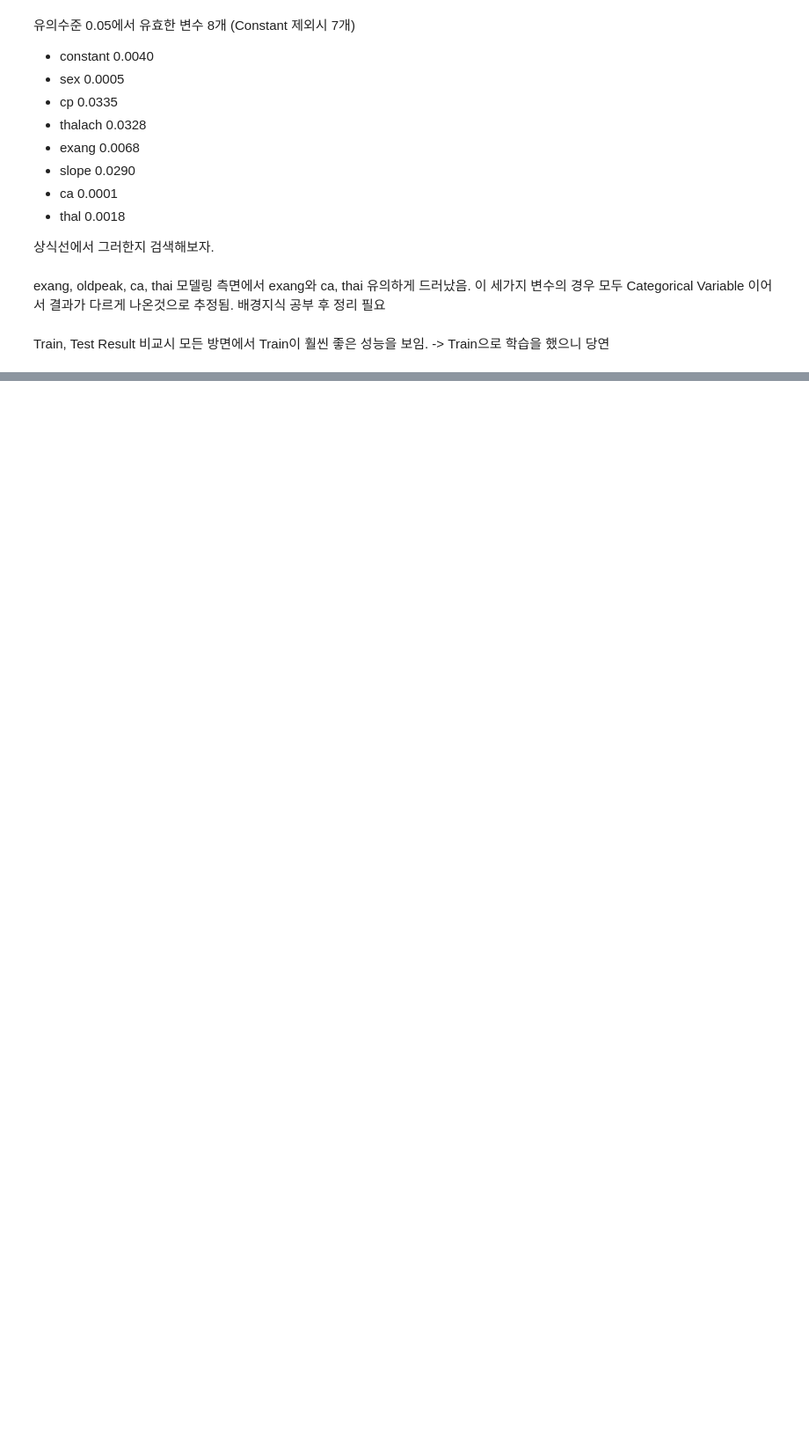
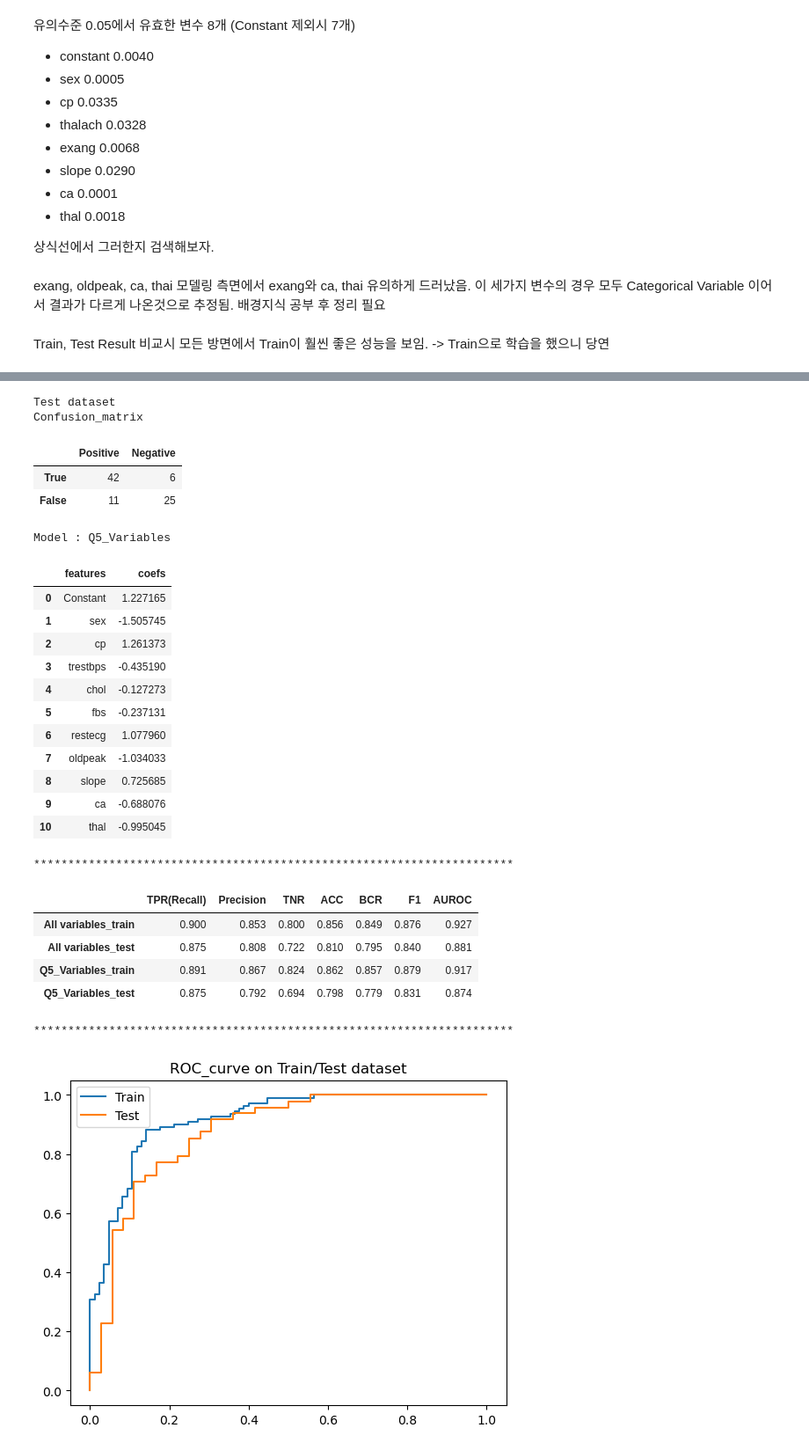
Before and after one commit to umkiyoung/MultivariateAnalysis, a Jupyter notebook: Assignments/Assignment_2/LogisticRegression_heart.ipynb, the cells around one changed output, grey strips where cells are left out. Shown at 88% size. Saved outputs shown, nothing was run; the diff lists cells and outputs as text; code cells hidden in the pictures; blank space fills up the shorter version.

```diff
--- a/Assignments/Assignment_2/LogisticRegression_heart.ipynb
+++ b/Assignments/Assignment_2/LogisticRegression_heart.ipynb
@@ -1002,0 +1063,45 @@ AUROC
+# %%
+split_params = {
+    'test_size':0.3,
+    'random_state': seed
+    }
+#데이터, 모델 변경시 수정 필요부분
+df_train, df_test = train_test_split(q7_data, **split_params)
+
+x_trn, y_trn, x_tst, y_tst = df_train.drop(columns=['target']),df_train['target'],df_test.drop(columns=['target']),df_test['target']
+feature_names = list(x_trn.columns)
+# %%
+full_config = {
+    'penalty': None,
+    'fit_intercept':True,
+    'max_iter':int(1e+5),
+    'solver':'saga',
+    'random_state':seed,
+    'n_jobs':-1
+}
+
+#solving name of the selected features
+features_dict = {}
+#데이터, 모델 변경시 수정 필요부분
+features_dict['Q5_variables'] = ['constant']+feature_names
+start_time = time.time()
+full_model = LogisticRegression(**full_config).fit(x_trn,y_trn)
+end_time = time.time()
+print("Training time : %.3f" %(end_time-start_time))
+logit_pvalue(full_model, x_trn, feature_names)
+AUROC_trn, AUROC_tst = auroc(full_model,x_trn,x_tst,y_trn,y_tst)
+trn_AUROC_Score = round(np.sum((AUROC_trn['TPR'])*(AUROC_trn['FPR']-AUROC_trn['FPR'].shift())),3)
+tst_AUROC_Score = round(np.sum((AUROC_tst['TPR'])*(AUROC_tst['FPR']-AUROC_tst['FPR'].shift())),3)
+AUROC_curve(AUROC_trn,AUROC_tst)
+y_pred_train = full_model.predict(x_trn)
+y_pred = full_model.predict(x_tst)
+print("Train dataset")
+#데이터, 모델 변경시 수정 필요부분
+result_dict['Q5_Variables_train'] = perf_eval_clf(y_trn,y_pred_train)+[trn_AUROC_Score]
+print("Test dataset")
+#데이터, 모델 변경시 수정 필요부분
+result_dict['Q5_Variables_test'] = perf_eval_clf(y_tst,y_pred)+[tst_AUROC_Score]
+#데이터, 모델 변경시 수정 필요부분
+display_coefs(full_model, 'Q5_Variables')
+display_result(result_dict,)
+# %% [output]
@@ -1002,0 +1127,26 @@ AUROC
+Test dataset
+Confusion_matrix
+|  | Positive | Negative |
+| True | 42 | 6 |
+| False | 11 | 25 |
+Model : Q5_Variables
+|  | features | coefs |
+| 0 | Constant | 1.227165 |
+| 1 | sex | -1.505745 |
+| 2 | cp | 1.261373 |
+| 3 | trestbps | -0.435190 |
+| 4 | chol | -0.127273 |
+| 5 | fbs | -0.237131 |
+| 6 | restecg | 1.077960 |
+| 7 | oldpeak | -1.034033 |
+| 8 | slope | 0.725685 |
+| 9 | ca | -0.688076 |
+| 10 | thal | -0.995045 |
+**********************************************************************
+|  | TPR(Recall) | Precision | TNR | ACC | BCR | F1 | AUROC |
+| All variables_train | 0.900 | 0.853 | 0.800 | 0.856 | 0.849 | 0.876 | 0.927 |
+| All variables_test | 0.875 | 0.808 | 0.722 | 0.810 | 0.795 | 0.840 | 0.881 |
+| Q5_Variables_train | 0.891 | 0.867 | 0.824 | 0.862 | 0.857 | 0.879 | 0.917 |
+| Q5_Variables_test | 0.875 | 0.792 | 0.694 | 0.798 | 0.779 | 0.831 | 0.874 |
+**********************************************************************
+[figure, added]
```
Also changed, not shown: parts of 31 cells of this notebook.
